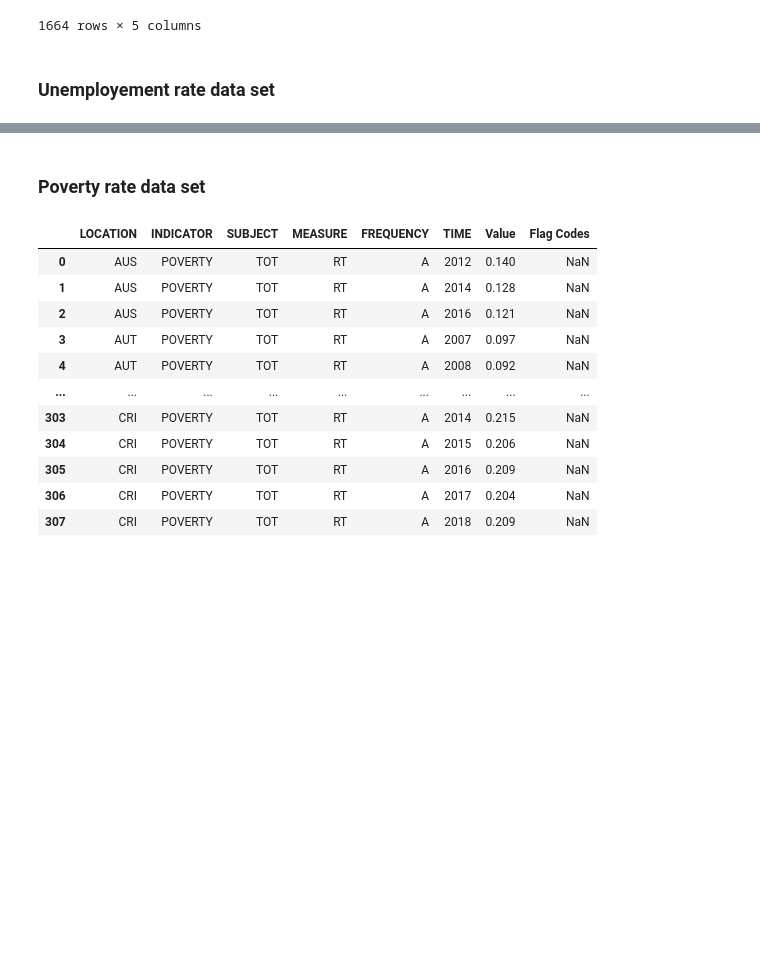
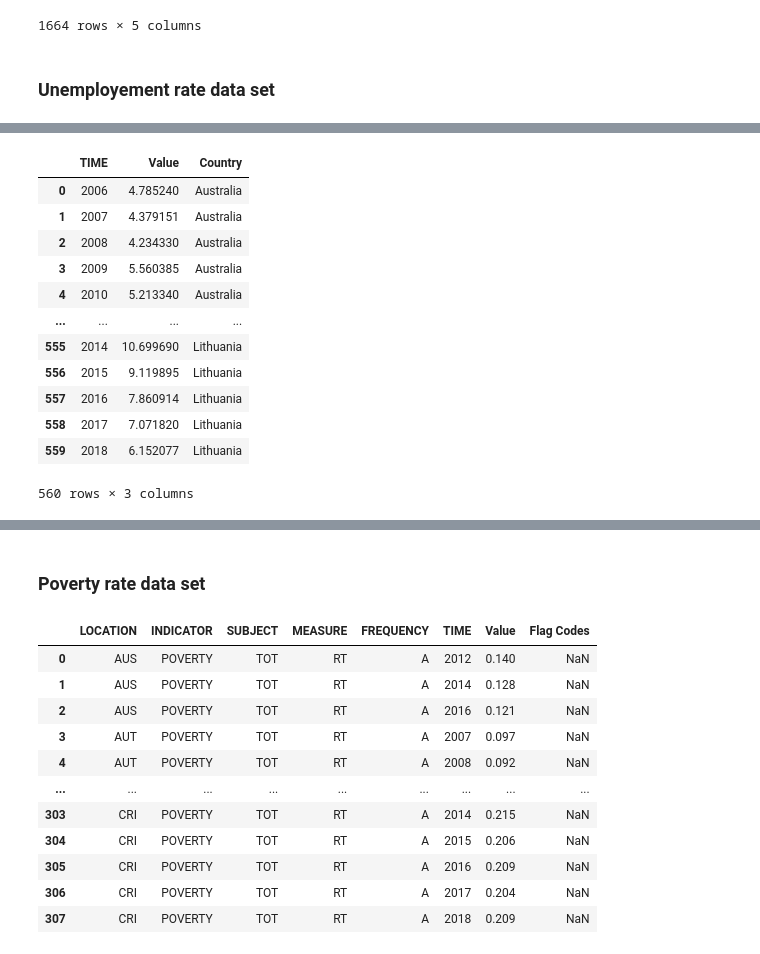
Before and after one commit to hackan98/DMML2019_Team_Nestle, a Jupyter notebook: code/HappinessProjectNestle.ipynb, the cells around one changed output, grey strips where cells are left out. Drawn from its saved outputs; the diff is of its cells as text; code cells hidden in the pictures; blank space fills up the shorter version.

```diff
--- a/code/HappinessProjectNestle.ipynb
+++ b/code/HappinessProjectNestle.ipynb
@@ -141,0 +215,19 @@ df_TauxChomage.head()
+# %%
+#drop columns
+to_drop = ['LOCATION', 'INDICATOR', 'SUBJECT', 'MEASURE', 'FREQUENCY', 'Flag Codes']
+df_TauxChomage.drop(to_drop, inplace=True, axis=1)
+df_TauxChomage
+# %% [output]
+|  | TIME | Value | Country |
+| 0 | 2006 | 4.785240 | Australia |
+| 1 | 2007 | 4.379151 | Australia |
+| 2 | 2008 | 4.234330 | Australia |
+| 3 | 2009 | 5.560385 | Australia |
+| 4 | 2010 | 5.213340 | Australia |
+| ... | ... | ... | ... |
+| 555 | 2014 | 10.699690 | Lithuania |
+| 556 | 2015 | 9.119895 | Lithuania |
+| 557 | 2016 | 7.860914 | Lithuania |
+| 558 | 2017 | 7.071820 | Lithuania |
+| 559 | 2018 | 6.152077 | Lithuania |
+560 rows × 3 columns
```
Also changed, not shown: parts of 10 cells of this notebook.
